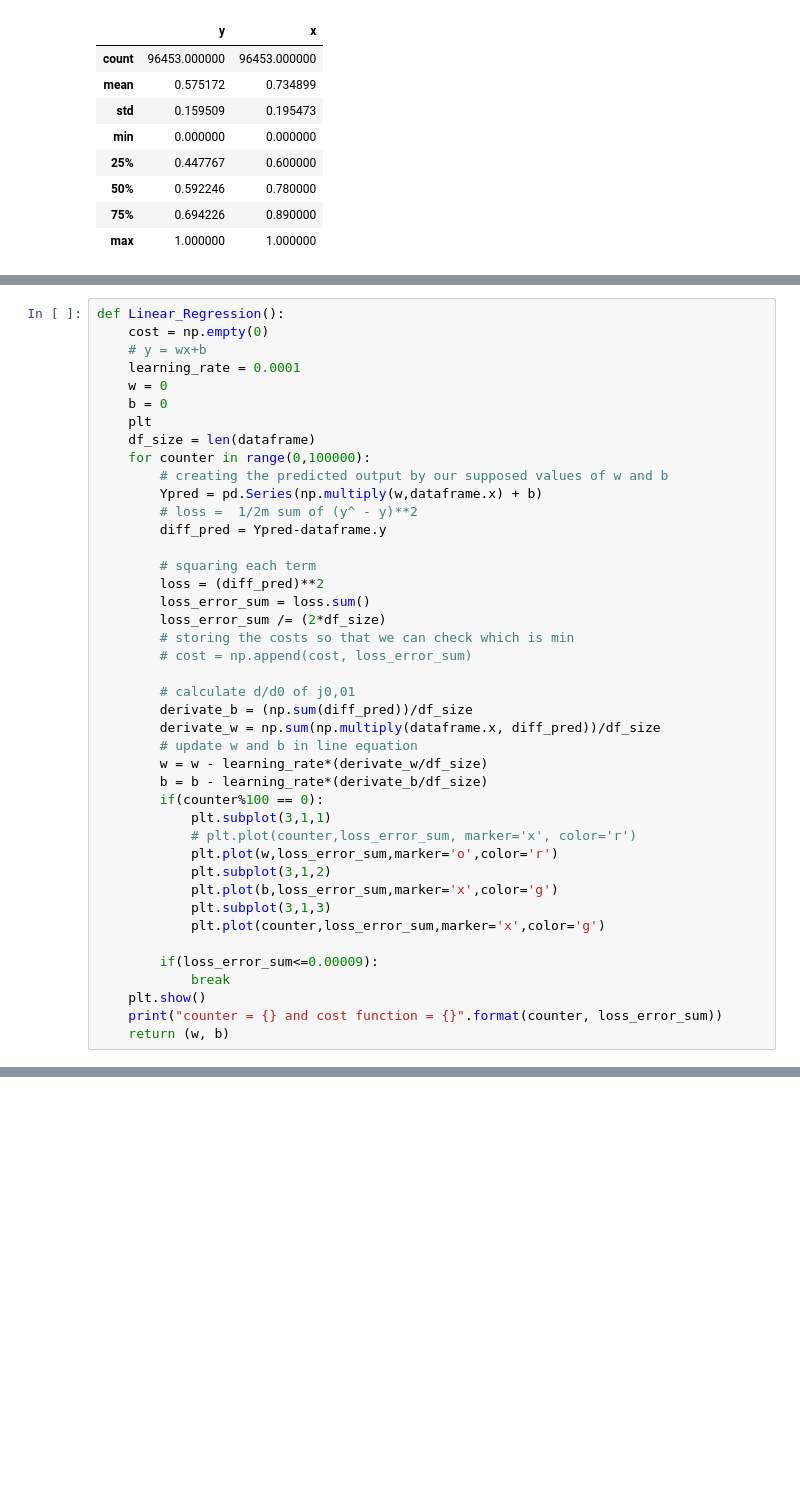
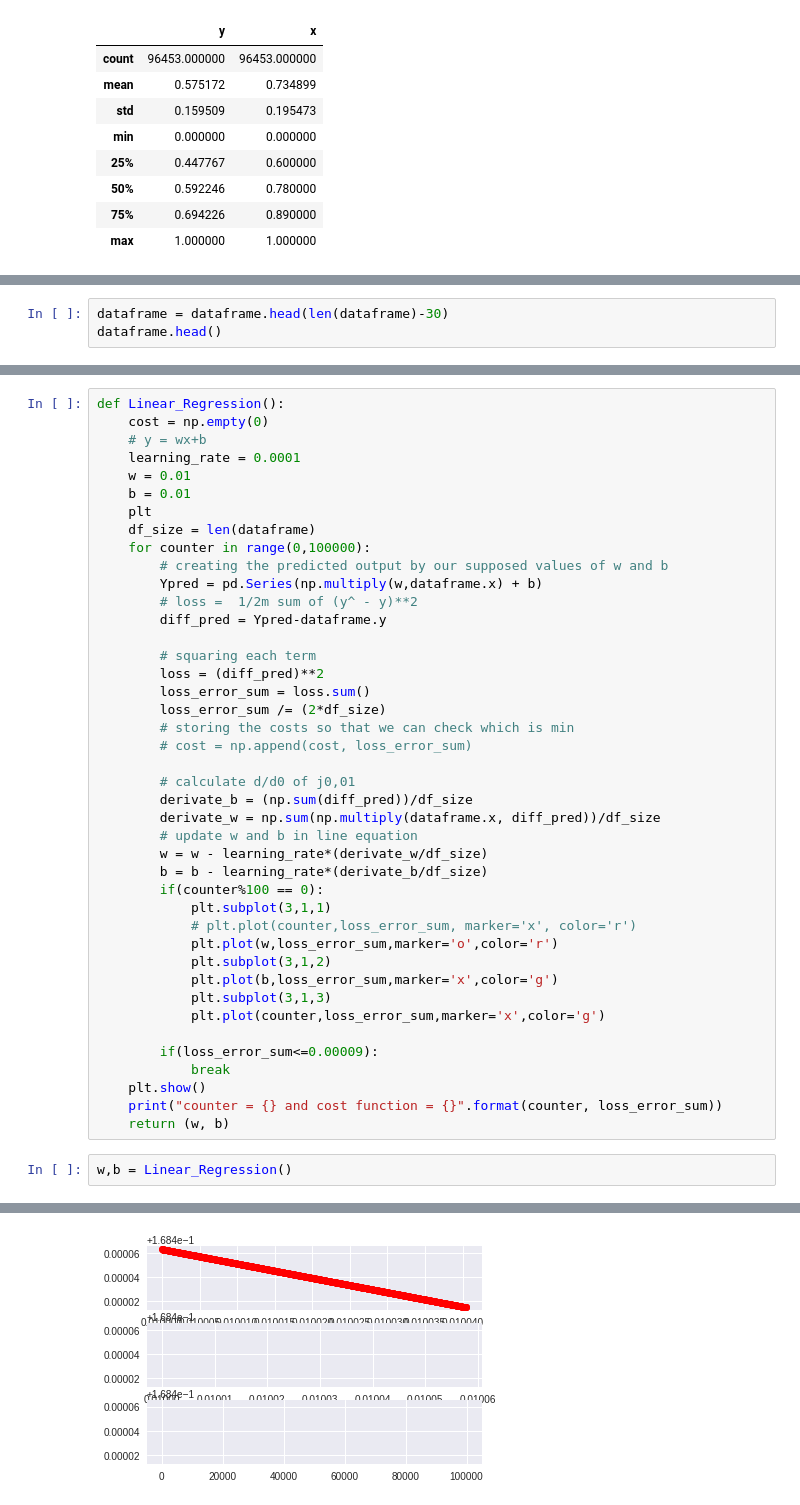
Before and after one commit to deepak5998/Bl-Machine, a Jupyter notebook: Week5/Linear_Regression_Q2.ipynb, the cells around one changed output, grey strips where cells are left out. Saved outputs shown, nothing was run; the diff lists cells and outputs as text; blank space fills up the shorter version.

```diff
--- a/Week5/Linear_Regression_Q2.ipynb
+++ b/Week5/Linear_Regression_Q2.ipynb
@@ -123,0 +142,3 @@ sns.distplot(dataframe.x)
+# %%
+dataframe = dataframe.head(len(dataframe)-30)
+dataframe.head()
@@ -126,8 +154,8 @@ def Linear_Regression():
     cost = np.empty(0)
     # y = wx+b
     learning_rate = 0.0001
-    w = 0
-    b = 0
+    w = 0.01
+    b = 0.01
     plt
     df_size = len(dataframe)
     for counter in range(0,100000):
@@ -163,3 +191,6 @@ def Linear_Regression():
     plt.show()
     print("counter = {} and cost function = {}".format(counter, loss_error_sum))
     return (w, b)
+# %%
+w,b = Linear_Regression()
+# %% [output]
@@ -165,0 +199 @@ def Linear_Regression():
+[figure, added]
```
Also changed, not shown: parts of 14 cells of this notebook, 4 other files.
